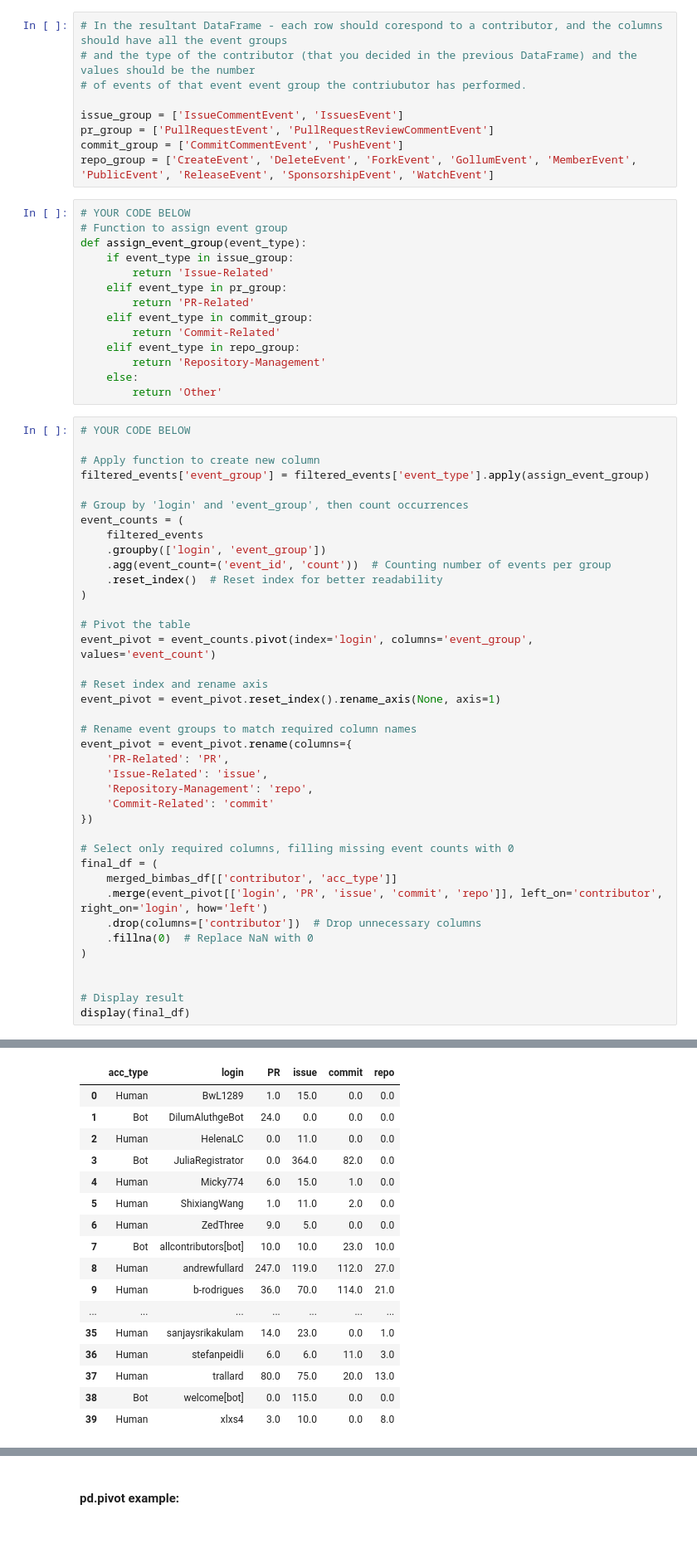
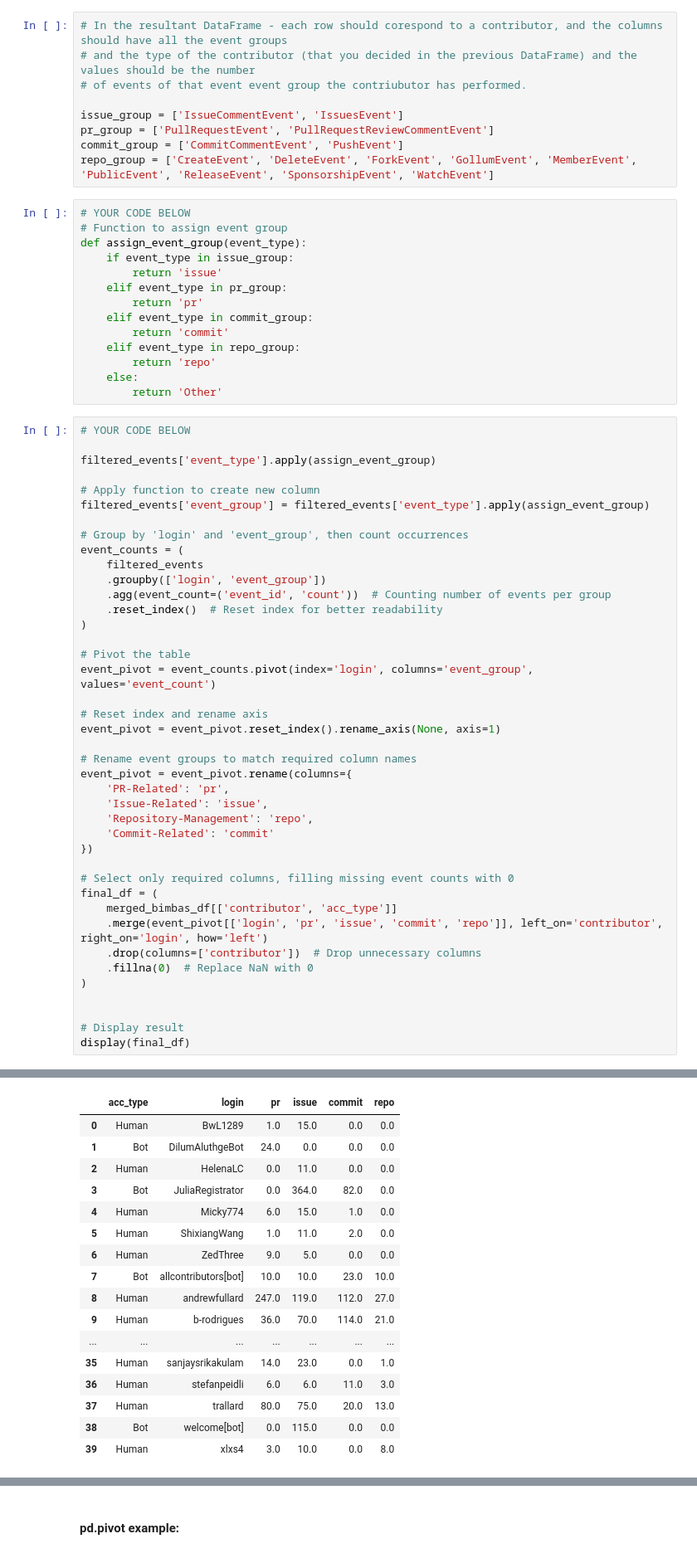
Before and after one commit to ToneskoNewAccount/Software_Evolution_TP_bots, a Jupyter notebook: TP_bots_template.ipynb, the cells around one changed output, grey strips where cells are left out. Shown at 83% size. Saved outputs shown, nothing was run; the diff lists cells and outputs as text.

```diff
--- a/TP_bots_template.ipynb
+++ b/TP_bots_template.ipynb
@@ -427,17 +443,19 @@ repo_group = ['CreateEvent', 'DeleteEvent', 'ForkEvent', 'GollumEvent', 'MemberE
 # Function to assign event group
 def assign_event_group(event_type):
     if event_type in issue_group:
-        return 'Issue-Related'
+        return 'issue'
     elif event_type in pr_group:
-        return 'PR-Related'
+        return 'pr'
     elif event_type in commit_group:
-        return 'Commit-Related'
+        return 'commit'
     elif event_type in repo_group:
-        return 'Repository-Management'
+        return 'repo'
     else:
         return 'Other'
 # %%
 # YOUR CODE BELOW
+
+filtered_events['event_type'].apply(assign_event_group)
 
 # Apply function to create new column
 filtered_events['event_group'] = filtered_events['event_type'].apply(assign_event_group)
@@ -452,36 +470,36 @@ event_counts = (
 
 # Pivot the table
 event_pivot = event_counts.pivot(index='login', columns='event_group', values='event_count')
 
 # Reset index and rename axis
 event_pivot = event_pivot.reset_index().rename_axis(None, axis=1)
 
 # Rename event groups to match required column names
 event_pivot = event_pivot.rename(columns={
-    'PR-Related': 'PR',
+    'PR-Related': 'pr',
     'Issue-Related': 'issue',
     'Repository-Management': 'repo',
     'Commit-Related': 'commit'
 })
 
 # Select only required columns, filling missing event counts with 0
 final_df = (
     merged_bimbas_df[['contributor', 'acc_type']]
-    .merge(event_pivot[['login', 'PR', 'issue', 'commit', 'repo']], left_on='contributor', right_on='login', how='left')
+    .merge(event_pivot[['login', 'pr', 'issue', 'commit', 'repo']], left_on='contributor', right_on='login', how='left')
     .drop(columns=['contributor'])  # Drop unnecessary columns
     .fillna(0)  # Replace NaN with 0
 )
 
 
 # Display result
 display(final_df)
 # %% [output]
 A value is trying to be set on a copy of a slice from a DataFrame.
 Try using .loc[row_indexer,col_indexer] = value instead
 
 See the caveats in the documentation: https://pandas.pydata.org/pandas-docs/stable/user_guide/indexing.html#returning-a-view-versus-a-copy
   filtered_events['event_group'] = filtered_events['event_type'].apply(assign_event_group)
-|  | acc_type | login | PR | issue | commit | repo |
+|  | acc_type | login | pr | issue | commit | repo |
 | 0 | Human | BwL1289 | 1.0 | 15.0 | 0.0 | 0.0 |
 | 1 | Bot | DilumAluthgeBot | 24.0 | 0.0 | 0.0 | 0.0 |
 | 2 | Human | HelenaLC | 0.0 | 11.0 | 0.0 | 0.0 |
```
Also changed, not shown: parts of 19 cells of this notebook.
